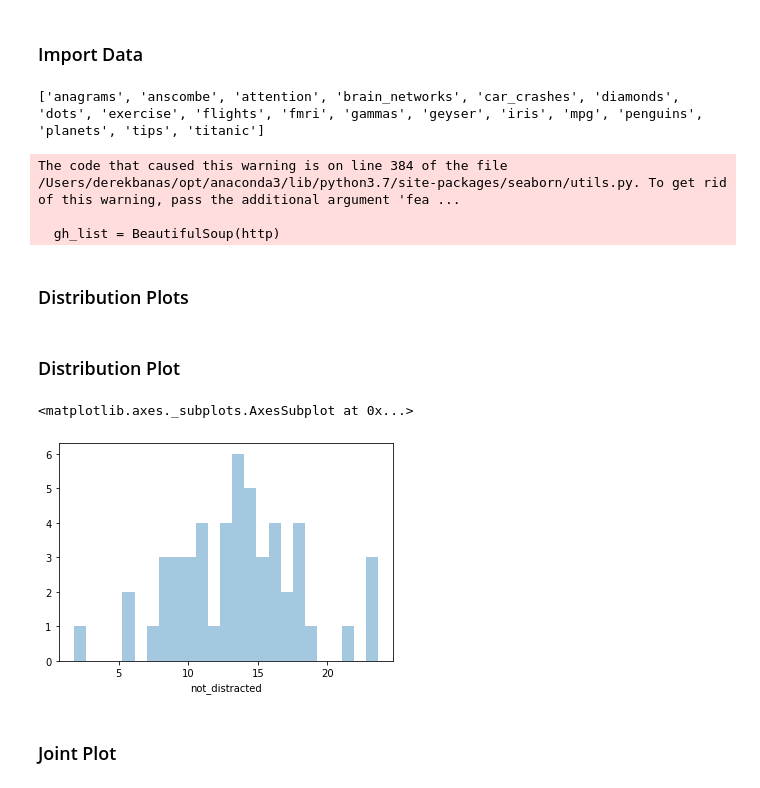
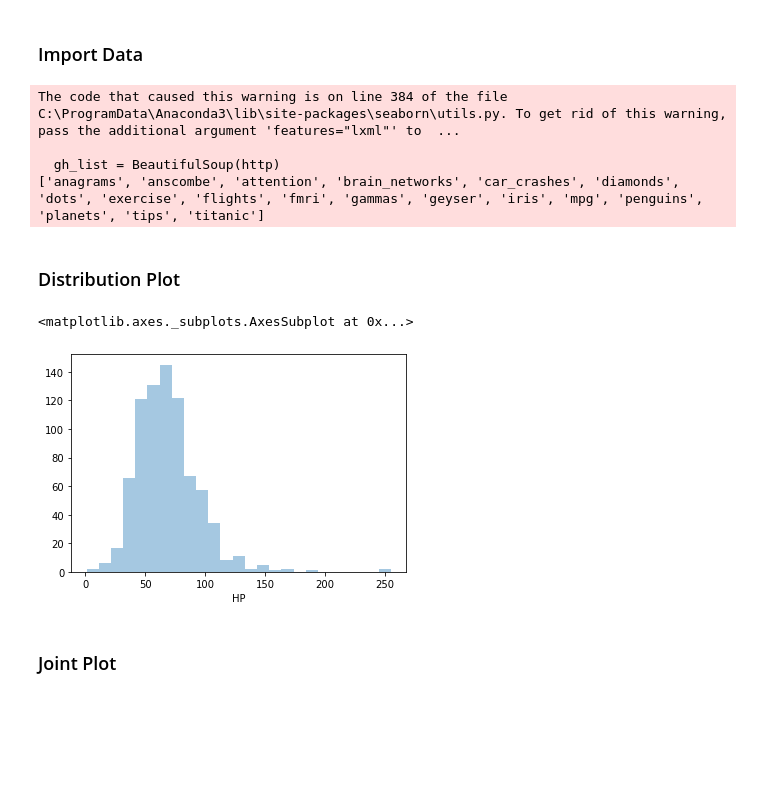
Before and after one commit to Elusive7733/Learning, a Jupyter notebook: Languages/Python_Libraries/Seaborn/Seaborn.ipynb, the cells around one changed output. Saved outputs shown, nothing was run; the diff lists cells and outputs as text; code cells hidden in the pictures; blank space fills up the shorter version.

```diff
--- a/Languages/Python_Libraries/Seaborn/Seaborn.ipynb
+++ b/Languages/Python_Libraries/Seaborn/Seaborn.ipynb
@@ -30,27 +24,25 @@ cs_df = pd.read_csv('ComputerSales.csv')
 print(sns.get_dataset_names())
 
 # Load a built in dataset based on US State car crash percentages
-crash_df = sns.load_dataset('car_crashes')
+pokemon_df = pd.read_csv('modified_pokemon.csv')
 # %% [output]
+The code that caused this warning is on line 384 of the file C:\ProgramData\Anaconda3\lib\site-packages\seaborn\utils.py. To get rid of this warning, pass the additional argument 'features="lxml"' to  ...
+
+  gh_list = BeautifulSoup(http)
 ['anagrams', 'anscombe', 'attention', 'brain_networks', 'car_crashes', 'diamonds', 'dots', 'exercise', 'flights', 'fmri', 'gammas', 'geyser', 'iris', 'mpg', 'penguins', 'planets', 'tips', 'titanic']
-The code that caused this warning is on line 384 of the file /Users/derekbanas/opt/anaconda3/lib/python3.7/site-packages/seaborn/utils.py. To get rid of this warning, pass the additional argument 'fea ...
-
-  gh_list = BeautifulSoup(http)
-# %% [markdown]
-### Distribution Plots
 # %% [markdown]
 ### Distribution Plot
 # %%
 # Provides a way to look at a univariate distribution. A
 # univeriate distribution provides a distribution for one variable
 # Kernal Density Estimation with a Histogram is provided
 # kde=False removes the KDE
 # Bins define how many buckets to divide the data up into between intervals
 # For example put all profits between $10 and $20 in this bucket
-sns.distplot(crash_df['not_distracted'], kde=False, bins=25)
+sns.distplot(pokemon_df['HP'], kde=False, bins=25)
 # %% [output]
 <matplotlib.axes._subplots.AxesSubplot at 0x...>
-[figure, old version]
+[figure, new version]
 # %% [markdown]
 ### Joint Plot
 # %%
```
Also changed, not shown: parts of 5 cells of this notebook, 2 other files.
